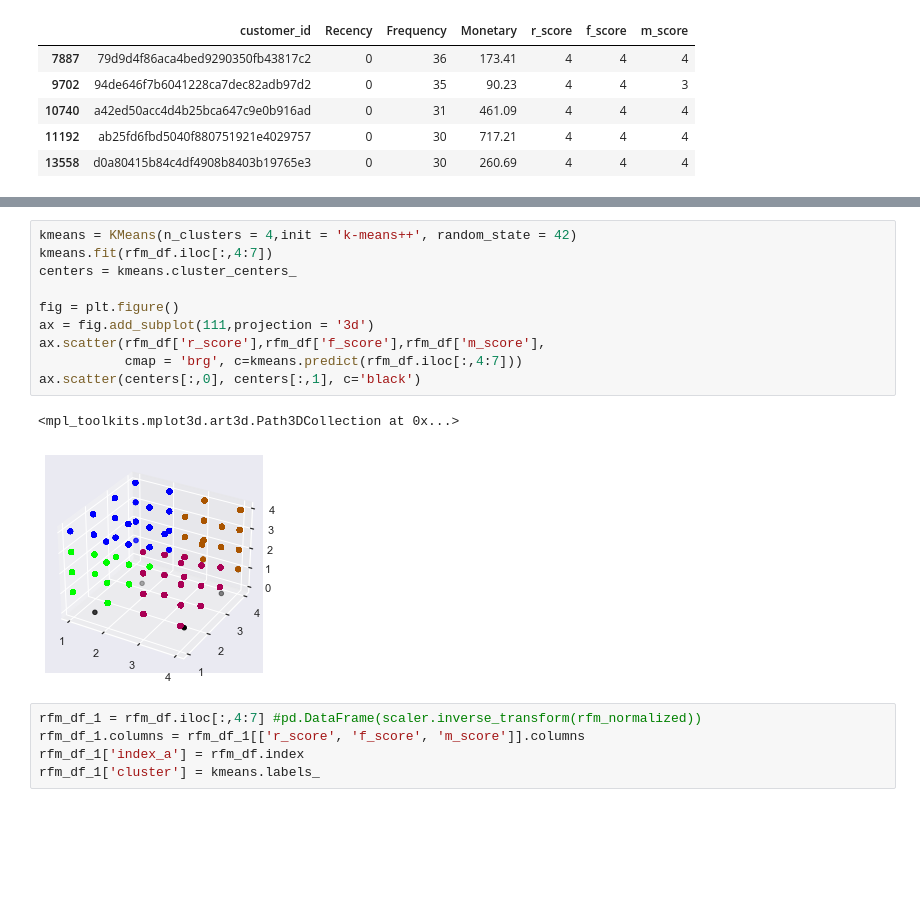
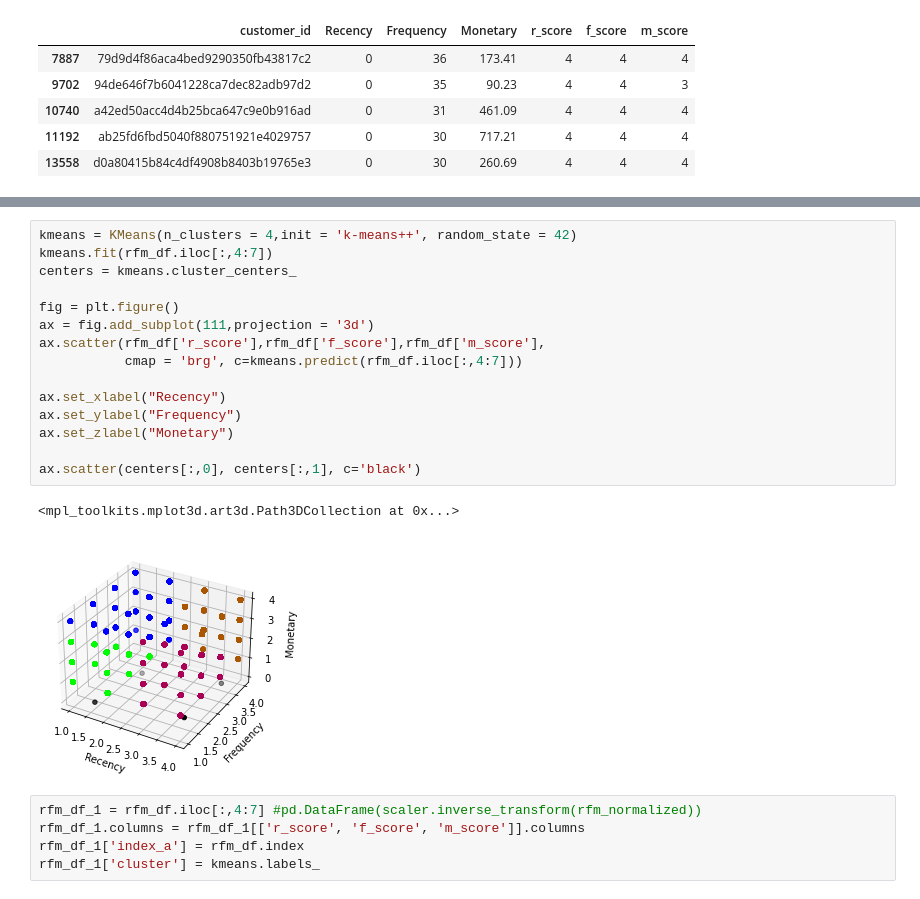
Before and after one commit to Arjunar92/Starbucks_Customer_Segmentation_Project, a Jupyter notebook: Starbucks_Capstone_Data_Exploration.ipynb, the cells around one changed output, grey strips where cells are left out. Drawn from its saved outputs; the diff is of its cells as text; blank space fills up the shorter version.

```diff
--- a/Starbucks_Capstone_Data_Exploration.ipynb
+++ b/Starbucks_Capstone_Data_Exploration.ipynb
@@ -667,16 +667,21 @@ plt.show()
 # %%
 kmeans = KMeans(n_clusters = 4,init = 'k-means++', random_state = 42)
 kmeans.fit(rfm_df.iloc[:,4:7])
 centers = kmeans.cluster_centers_
 
 fig = plt.figure()
 ax = fig.add_subplot(111,projection = '3d')
 ax.scatter(rfm_df['r_score'],rfm_df['f_score'],rfm_df['m_score'],
            cmap = 'brg', c=kmeans.predict(rfm_df.iloc[:,4:7]))
+
+ax.set_xlabel("Recency")
+ax.set_ylabel("Frequency")
+ax.set_zlabel("Monetary")
+
 ax.scatter(centers[:,0], centers[:,1], c='black')
 # %% [output]
 <mpl_toolkits.mplot3d.art3d.Path3DCollection at 0x...>
-[figure, old version]
+[figure, new version]
 # %%
 rfm_df_1 = rfm_df.iloc[:,4:7] #pd.DataFrame(scaler.inverse_transform(rfm_normalized))
 rfm_df_1.columns = rfm_df_1[['r_score', 'f_score', 'm_score']].columns
```
Also changed, not shown: parts of 34 cells of this notebook.
